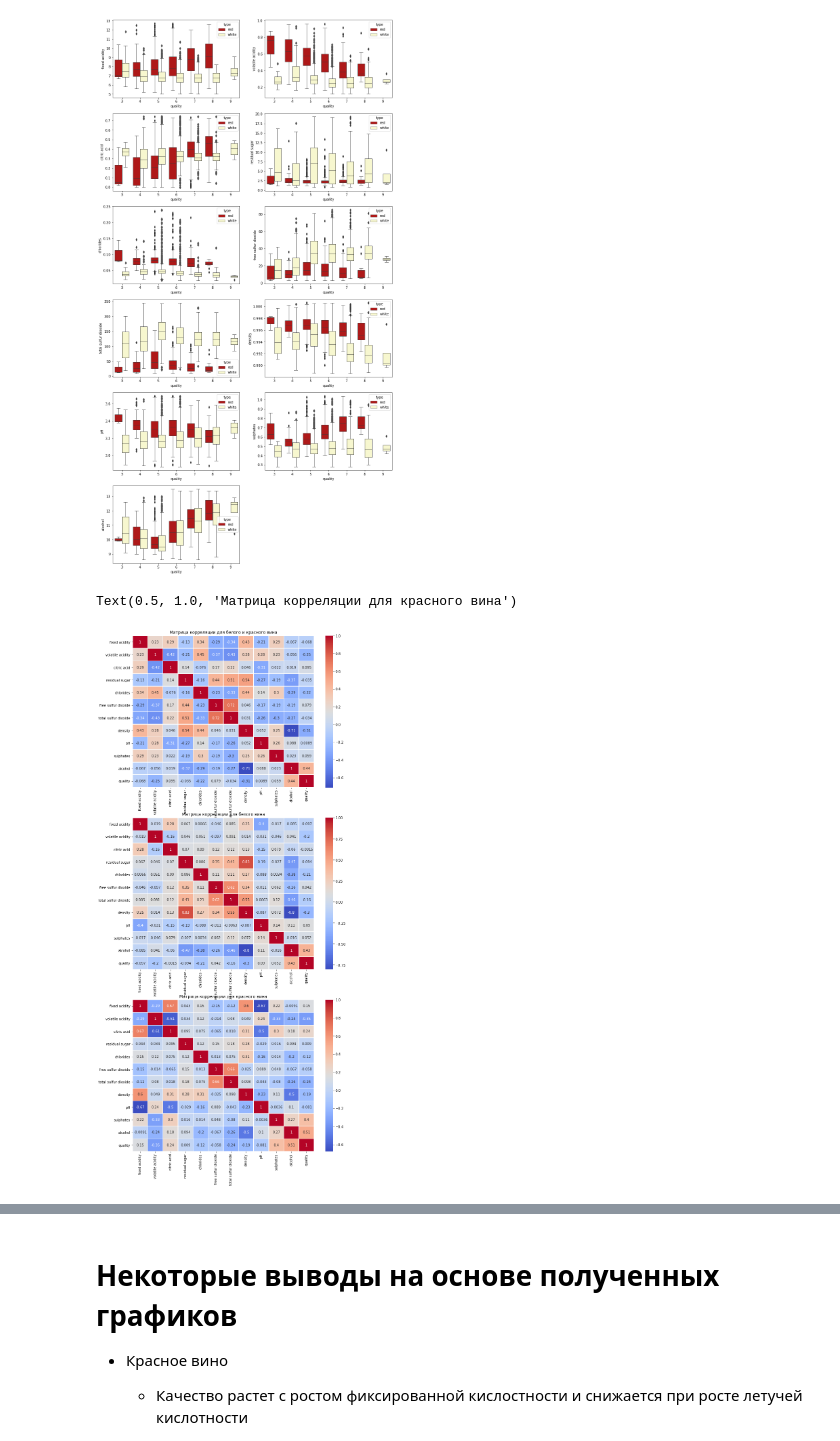
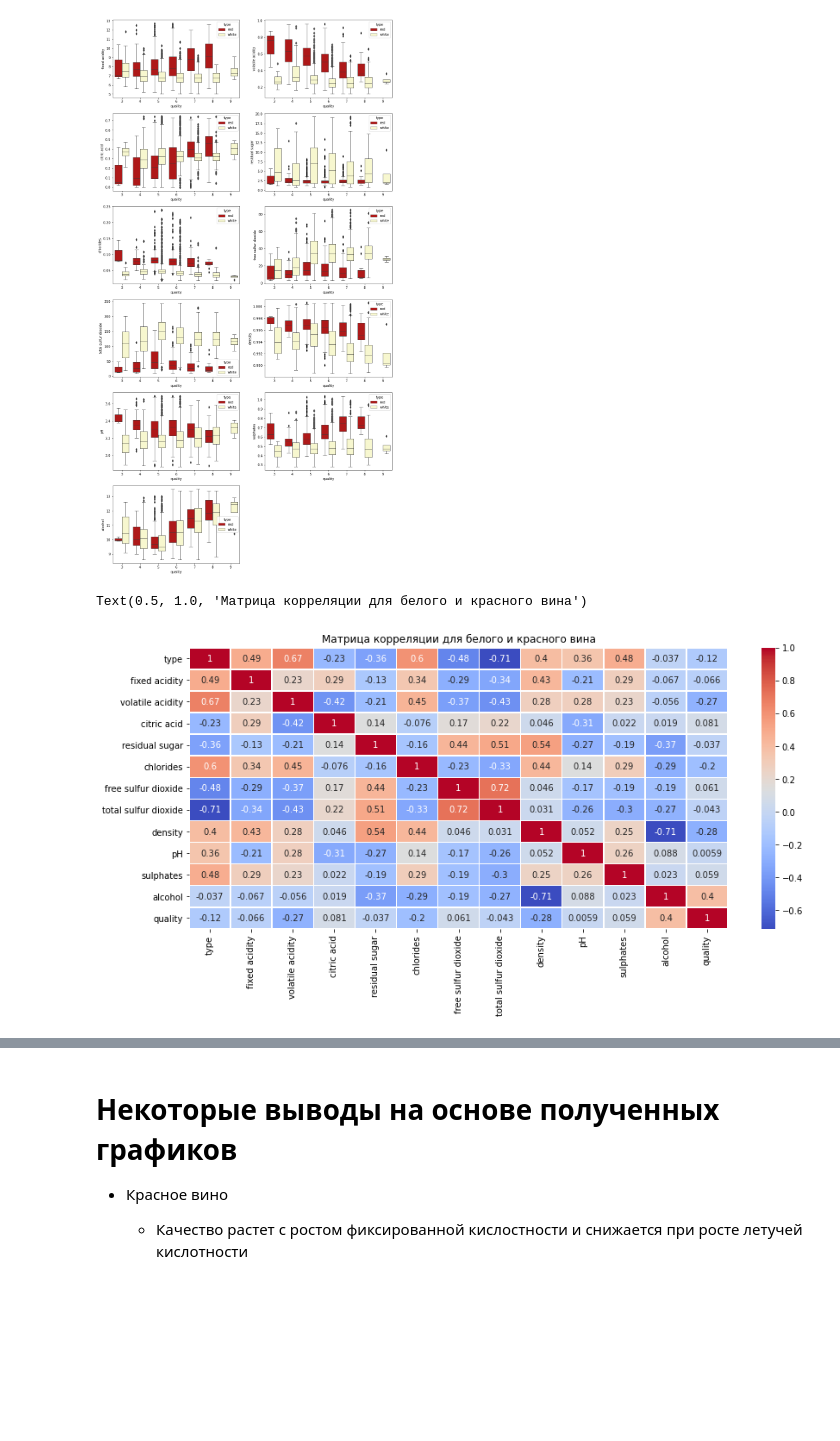
Before and after one commit to Artyom91150/MachineLearning, a Jupyter notebook: HW_1.ipynb, the cells around one changed output, grey strips where cells are left out. Saved outputs shown, nothing was run; the diff lists cells and outputs as text; code cells hidden in the pictures; blank space fills up the shorter version.

```diff
--- a/HW_1.ipynb
+++ b/HW_1.ipynb
@@ -151,21 +151,9 @@ for i in range(0, 6):
 # %% [output]
 [figure]
 # %%
-fig = plt.figure(figsize=(12, 28))
-gs = gridspec.GridSpec(nrows=3, ncols=1)
-
-ax = fig.add_subplot(gs[0, 0])
-sns.heatmap(data.corr(), cmap='coolwarm', annot=True, linewidths=.5, ax = ax)
+fig = plt.figure(figsize=(14, 6))
+sns.heatmap(data.corr(), cmap='coolwarm', annot=True, linewidths=.5)
 plt.title("Матрица корреляции для белого и красного вина")
-
-
-ax = fig.add_subplot(gs[1, 0])
-sns.heatmap(data_W.corr(), cmap='coolwarm', annot=True, linewidths=.5, ax = ax)
-plt.title("Матрица корреляции для белого вина")
-
-ax = fig.add_subplot(gs[2, 0])
-sns.heatmap(data_R.corr(), cmap='coolwarm', annot=True, linewidths=.5, ax = ax)
-plt.title("Матрица корреляции для красного вина")
 # %% [output]
-Text(0.5, 1.0, 'Матрица корреляции для красного вина')
+Text(0.5, 1.0, 'Матрица корреляции для белого и красного вина')
-[figure, old version]
+[figure, new version]
```
Also changed, not shown: parts of 15 cells of this notebook.
